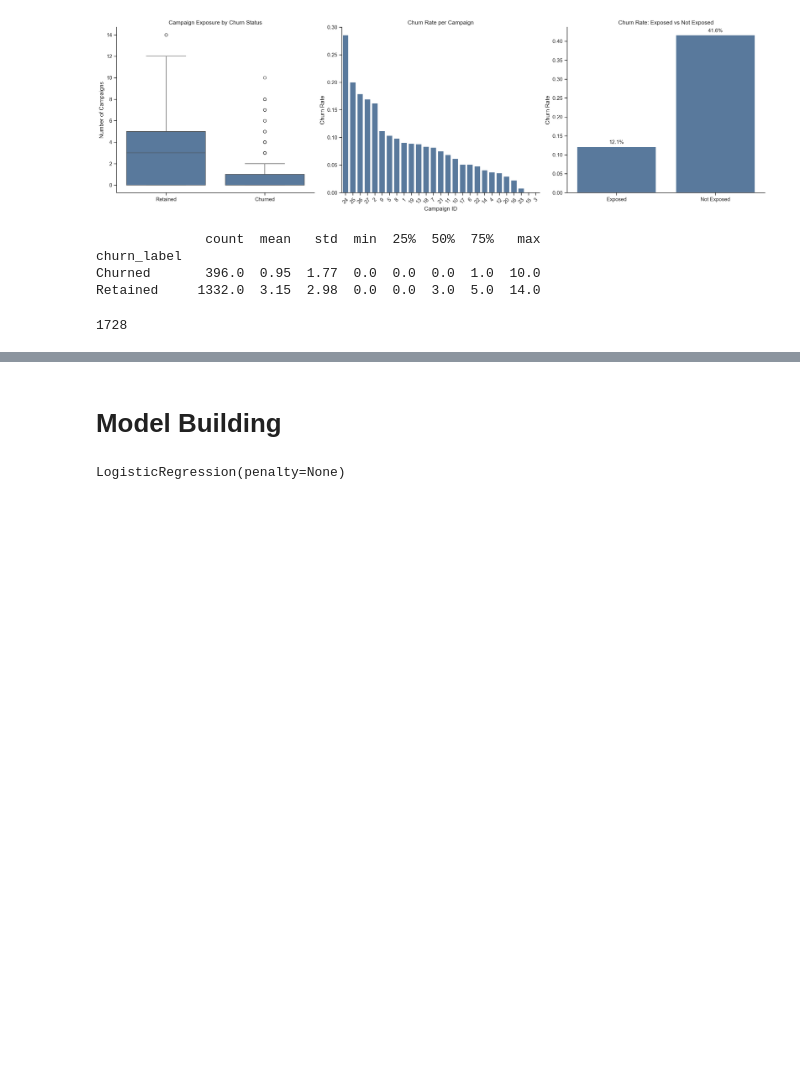
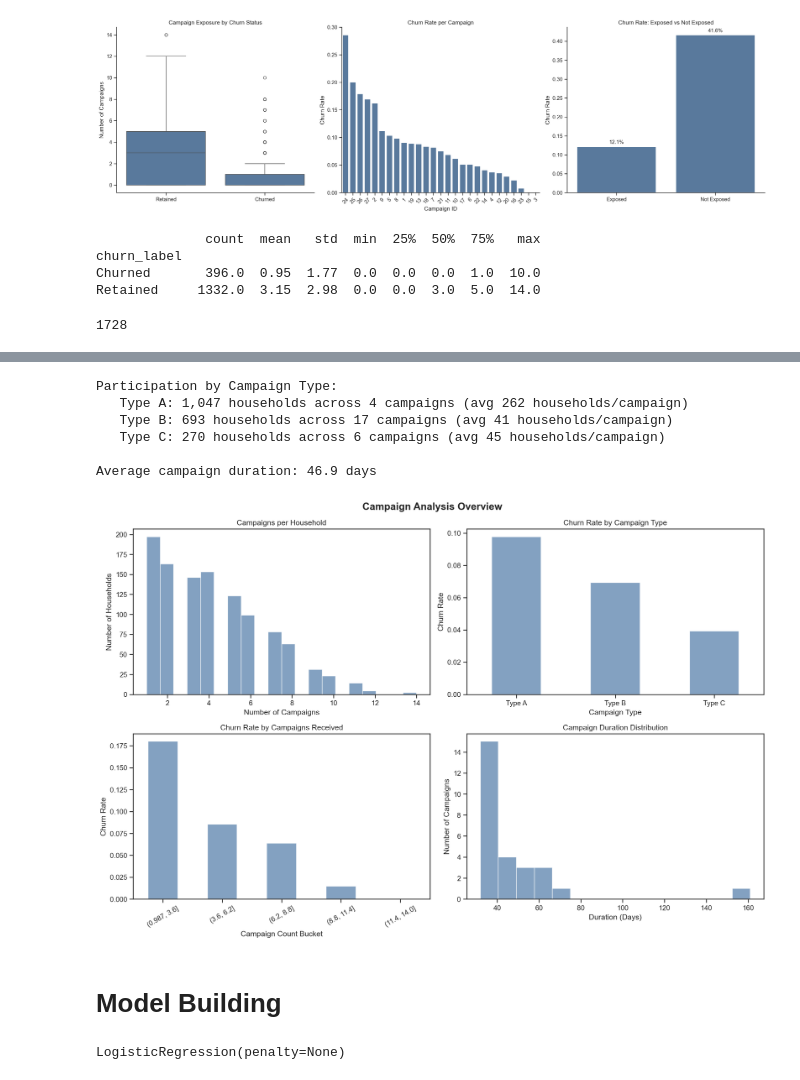
Before and after one commit to Kasperclowes/QBUS3820-Group-Assignment, a Jupyter notebook: RUN.ipynb, the cells around one changed output, grey strips where cells are left out. Drawn from its saved outputs; the diff is of its cells as text; code cells hidden in the pictures; blank space fills up the shorter version.

Commit message:
EDA on Campaign Description

```diff
--- a/RUN.ipynb
+++ b/RUN.ipynb
@@ -463,3 +485,16 @@ was_targeted_test = feature_eng.was_targeted(campaigns_test, transactions_test)
+# %%
+eda.analyse_campaigns(campaigns_train, campaign_descriptions)
+# %% [output]
+Participation by Campaign Type:
+   Type A: 1,047 households across 4 campaigns (avg 262 households/campaign)
+   Type B: 693 households across 17 campaigns (avg 41 households/campaign)
+   Type C: 270 households across 6 campaigns (avg 45 households/campaign)
+
+Average campaign duration: 46.9 days
+# %%
+eda.plot_campaign_analysis(campaigns_train, campaign_descriptions, churn_train)
+# %% [output]
+[figure, added]
 # %% [markdown]
 # Model Building
 # %%
```
Also changed, not shown: parts of 2 cells of this notebook, 1 other file.
